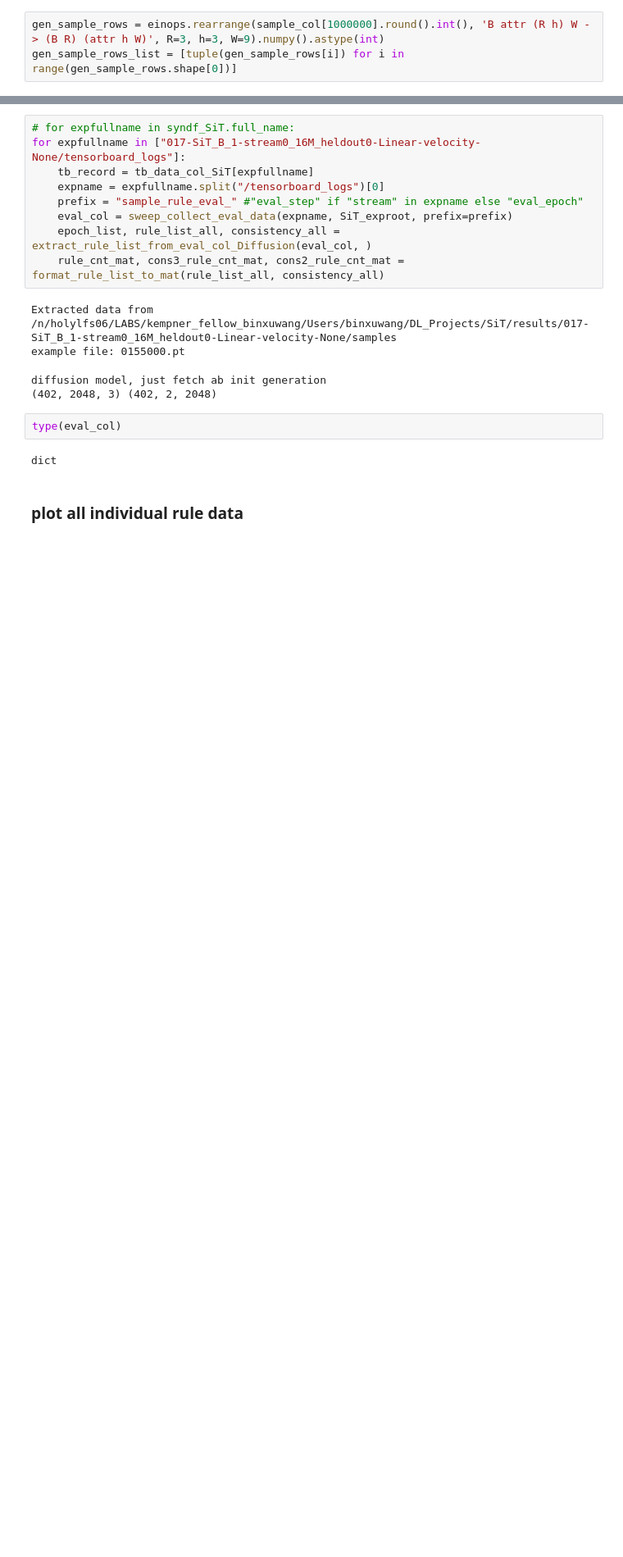
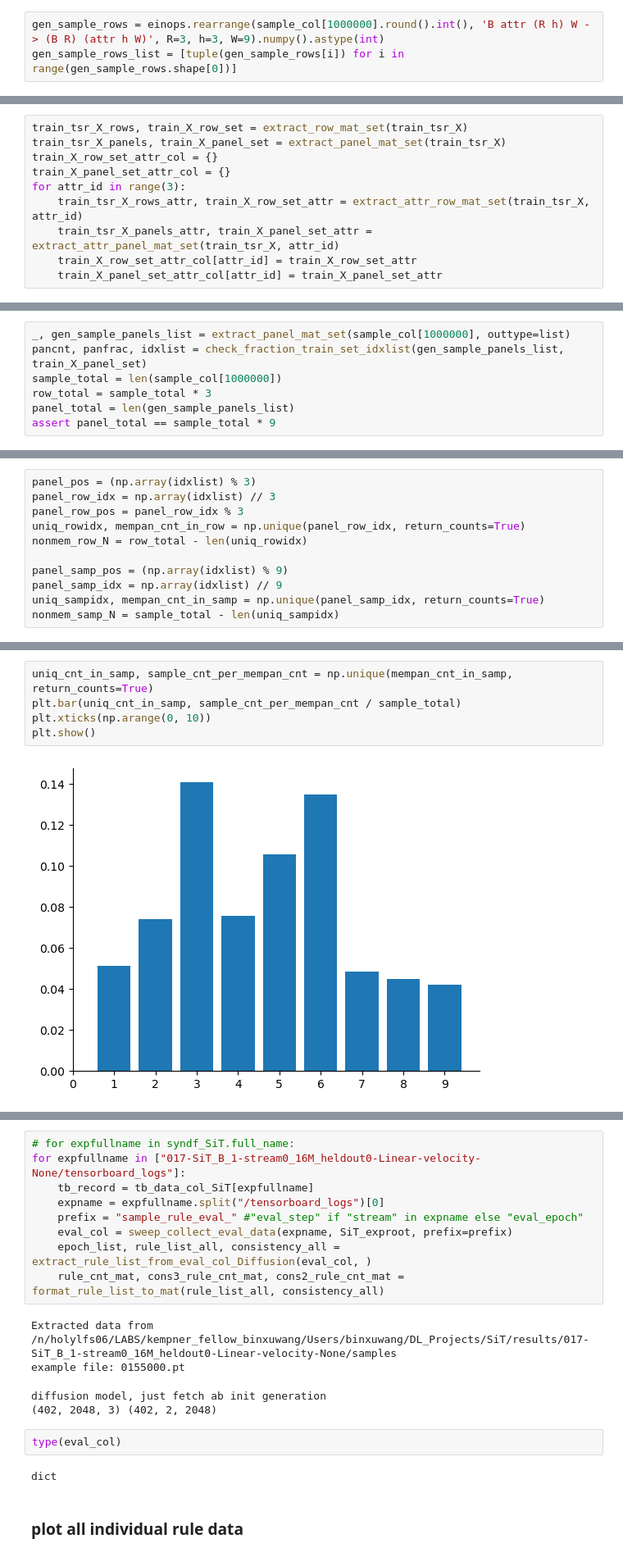
Before and after one commit to Animadversio/DiffusionReasoning, a Jupyter notebook: notebooks/gen_memorization_inspection.ipynb, the cells around one changed output, grey strips where cells are left out. Shown at 82% size. Drawn from its saved outputs; the diff is of its cells as text; blank space fills up the shorter version.

```diff
--- a/notebooks/gen_memorization_inspection.ipynb
+++ b/notebooks/gen_memorization_inspection.ipynb
@@ -343,0 +425,10 @@ def check_fraction_train_set(gen_sample_rows_list, train_X_row_set):
+# %%
+train_tsr_X_rows, train_X_row_set = extract_row_mat_set(train_tsr_X)
+train_tsr_X_panels, train_X_panel_set = extract_panel_mat_set(train_tsr_X)
+train_X_row_set_attr_col = {}
+train_X_panel_set_attr_col = {}
+for attr_id in range(3):
+    train_tsr_X_rows_attr, train_X_row_set_attr = extract_attr_row_mat_set(train_tsr_X, attr_id)
+    train_tsr_X_panels_attr, train_X_panel_set_attr = extract_attr_panel_mat_set(train_tsr_X, attr_id)
+    train_X_row_set_attr_col[attr_id] = train_X_row_set_attr
+    train_X_panel_set_attr_col[attr_id] = train_X_panel_set_attr
@@ -343,0 +697,7 @@ def check_fraction_train_set(gen_sample_rows_list, train_X_row_set):
+# %%
+_, gen_sample_panels_list = extract_panel_mat_set(sample_col[1000000], outtype=list)
+pancnt, panfrac, idxlist = check_fraction_train_set_idxlist(gen_sample_panels_list, train_X_panel_set)
+sample_total = len(sample_col[1000000])
+row_total = sample_total * 3
+panel_total = len(gen_sample_panels_list)
+assert panel_total == sample_total * 9
@@ -343,0 +706,11 @@ def check_fraction_train_set(gen_sample_rows_list, train_X_row_set):
+# %%
+panel_pos = (np.array(idxlist) % 3)
+panel_row_idx = np.array(idxlist) // 3
+panel_row_pos = panel_row_idx % 3
+uniq_rowidx, mempan_cnt_in_row = np.unique(panel_row_idx, return_counts=True)
+nonmem_row_N = row_total - len(uniq_rowidx)
+
+panel_samp_pos = (np.array(idxlist) % 9)
+panel_samp_idx = np.array(idxlist) // 9
+uniq_sampidx, mempan_cnt_in_samp = np.unique(panel_samp_idx, return_counts=True)
+nonmem_samp_N = sample_total - len(uniq_sampidx)
@@ -343,0 +721,7 @@ def check_fraction_train_set(gen_sample_rows_list, train_X_row_set):
+# %%
+uniq_cnt_in_samp, sample_cnt_per_mempan_cnt = np.unique(mempan_cnt_in_samp, return_counts=True)
+plt.bar(uniq_cnt_in_samp, sample_cnt_per_mempan_cnt / sample_total)
+plt.xticks(np.arange(0, 10))
+plt.show()
+# %% [output]
+[figure, added]
```
Also changed, not shown: parts of 85 cells of this notebook.
